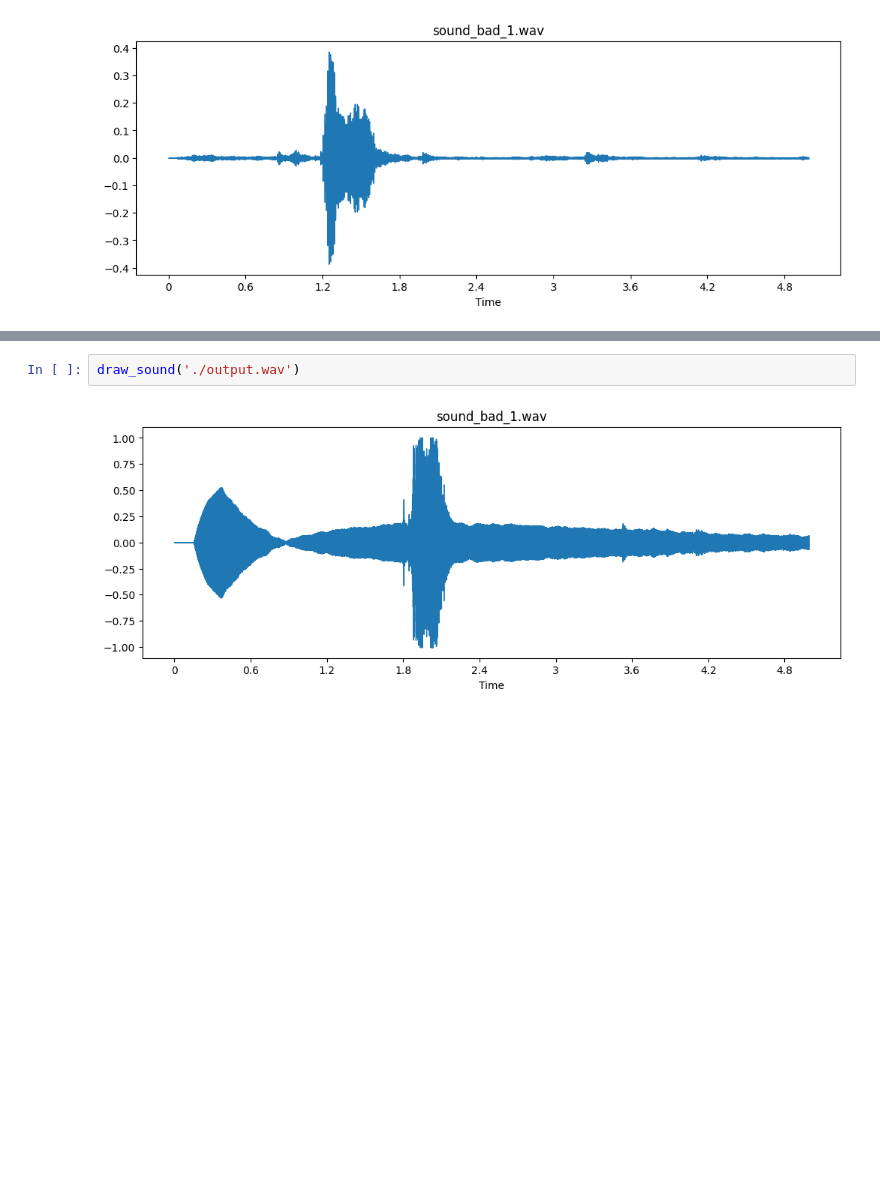
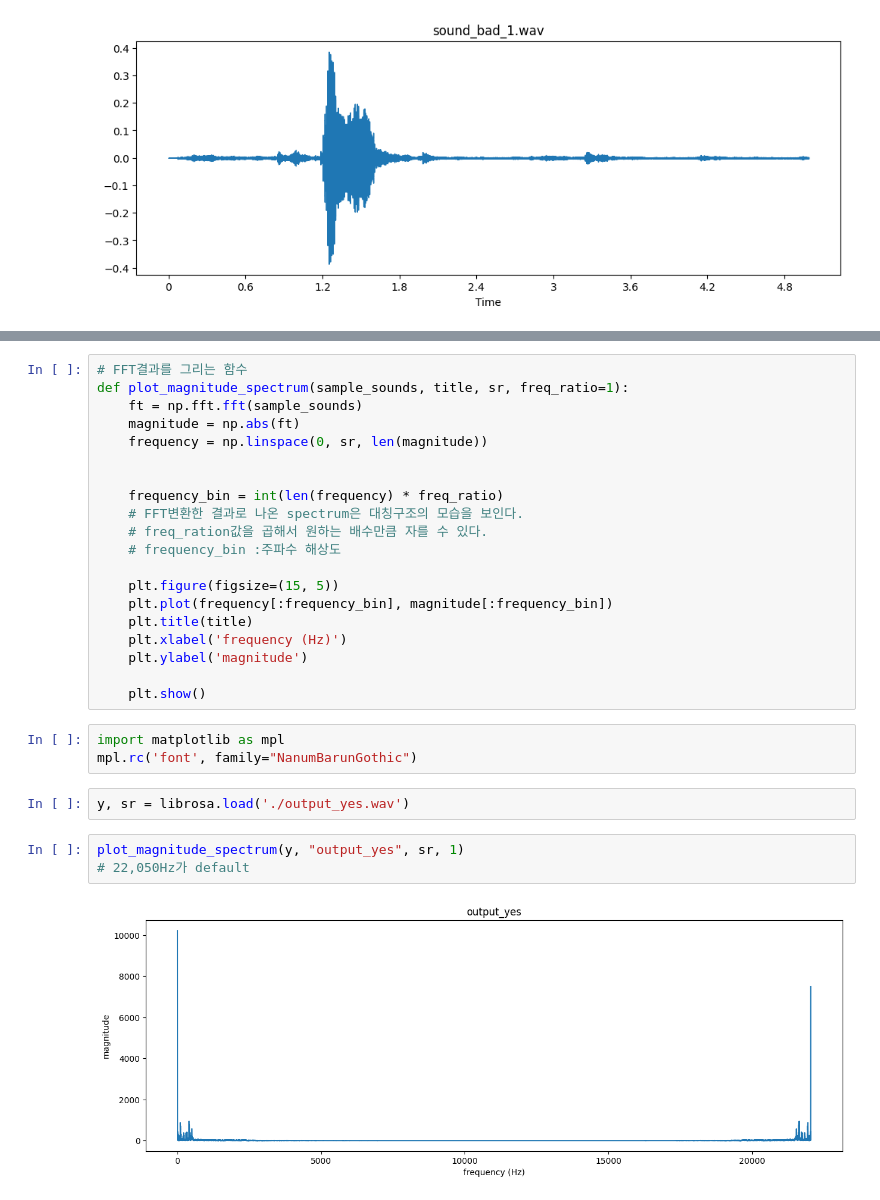
Before and after one commit to addinedu-amr/deeplearning-repo-1, a Jupyter notebook: NLP/mfcc_random_forest.ipynb, the cells around one changed output, grey strips where cells are left out. Cells and saved outputs as stored; diff of their text form; blank space fills up the shorter version.

```diff
--- a/NLP/mfcc_random_forest.ipynb
+++ b/NLP/mfcc_random_forest.ipynb
@@ -504,4 +503,30 @@ draw_sound('./output.wav')
-# %%
-draw_sound('./output.wav')
-# %% [output]
-[figure, removed]
+# %%
+# FFT결과를 그리는 함수
+def plot_magnitude_spectrum(sample_sounds, title, sr, freq_ratio=1):
+    ft = np.fft.fft(sample_sounds)
+    magnitude = np.abs(ft)
+    frequency = np.linspace(0, sr, len(magnitude))
+
+
+    frequency_bin = int(len(frequency) * freq_ratio)
+    # FFT변환한 결과로 나온 spectrum은 대칭구조의 모습을 보인다.
+    # freq_ration값을 곱해서 원하는 배수만큼 자를 수 있다.
+    # frequency_bin :주파수 해상도
+
+    plt.figure(figsize=(15, 5))
+    plt.plot(frequency[:frequency_bin], magnitude[:frequency_bin])
+    plt.title(title)
+    plt.xlabel('frequency (Hz)')
+    plt.ylabel('magnitude')
+
+    plt.show()
+# %%
+import matplotlib as mpl
+mpl.rc('font', family="NanumBarunGothic")
+# %%
+y, sr = librosa.load('./output_yes.wav')
+# %%
+plot_magnitude_spectrum(y, "output_yes", sr, 1)
+# 22,050Hz가 default
+# %% [output]
+[figure, added]
```
Also changed, not shown: parts of 10 cells of this notebook.
